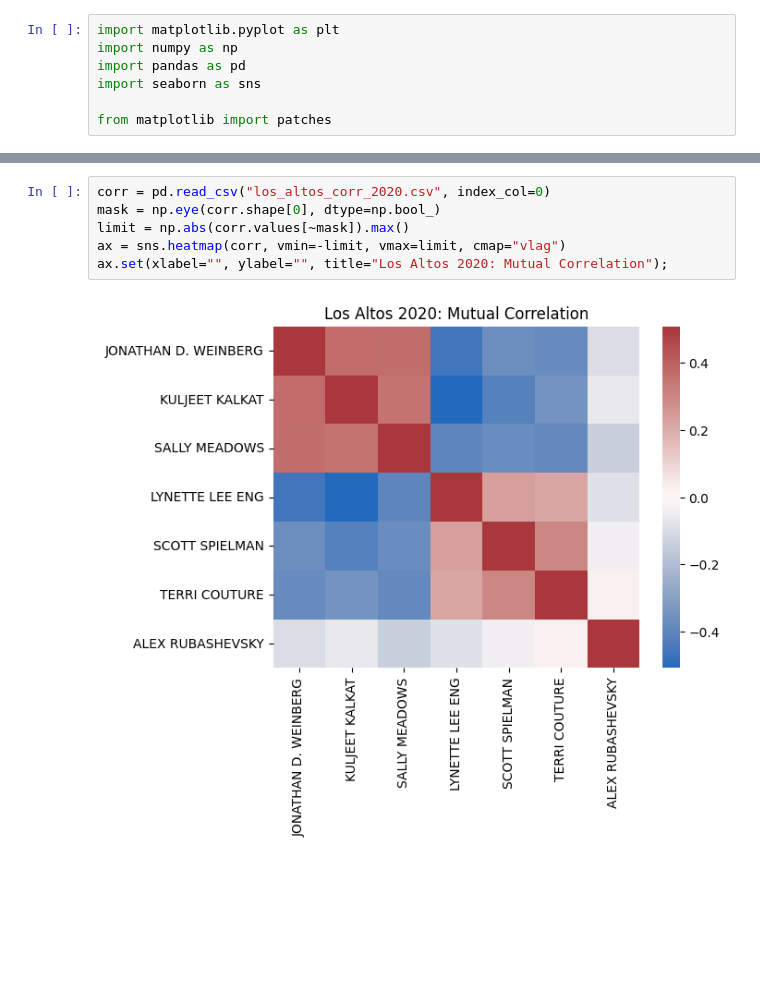
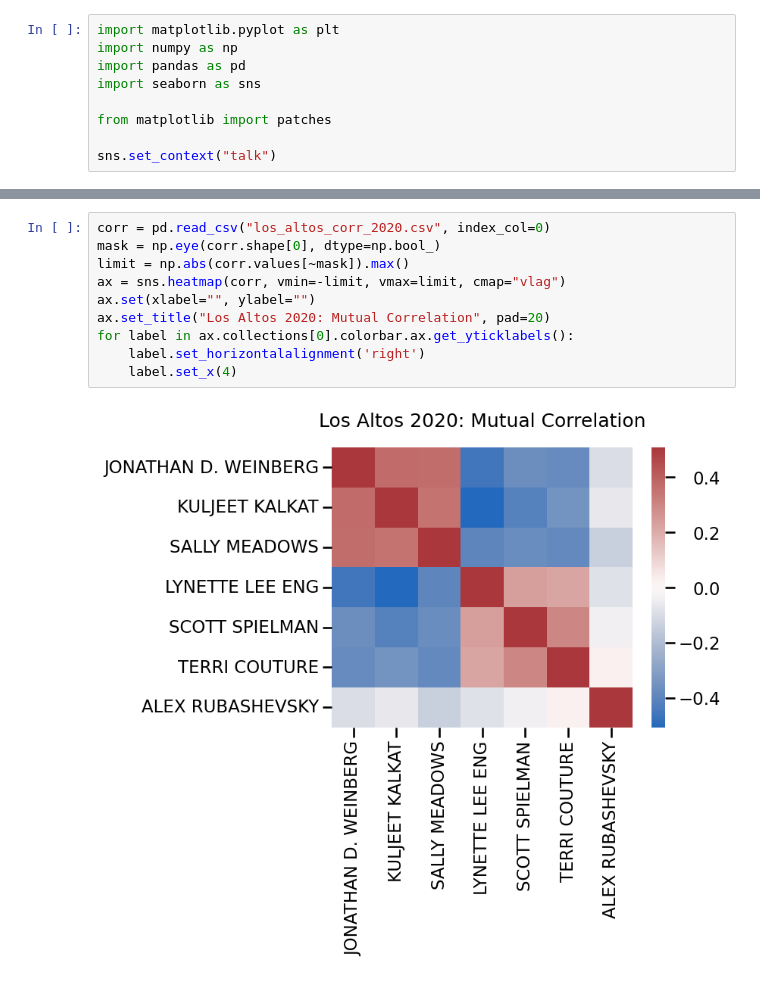
Before and after one commit to chrisroat/voters_choice, a Jupyter notebook: voters_choice.ipynb, the cells around one changed output, grey strips where cells are left out. Cells and saved outputs as stored; diff of their text form; blank space fills up the shorter version.

```diff
--- a/voters_choice.ipynb
+++ b/voters_choice.ipynb
@@ -5,6 +5,8 @@ import pandas as pd
 import seaborn as sns
 
 from matplotlib import patches
+
+sns.set_context("talk")
 # %%
 threshold_text = "Win Threshold"
 colors = {
@@ -68,9 +72,13 @@ make_plot(candidates, lines)
 # %%
 corr = pd.read_csv("los_altos_corr_2020.csv", index_col=0)
 mask = np.eye(corr.shape[0], dtype=np.bool_)
 limit = np.abs(corr.values[~mask]).max()
 ax = sns.heatmap(corr, vmin=-limit, vmax=limit, cmap="vlag")
-ax.set(xlabel="", ylabel="", title="Los Altos 2020: Mutual Correlation");
+ax.set(xlabel="", ylabel="")
+ax.set_title("Los Altos 2020: Mutual Correlation", pad=20)
+for label in ax.collections[0].colorbar.ax.get_yticklabels():
+    label.set_horizontalalignment('right')
+    label.set_x(4)
 # %% [output]
-[figure, old version]
+[figure, new version]
 # %%
```
Also changed, not shown: parts of 7 cells of this notebook.
